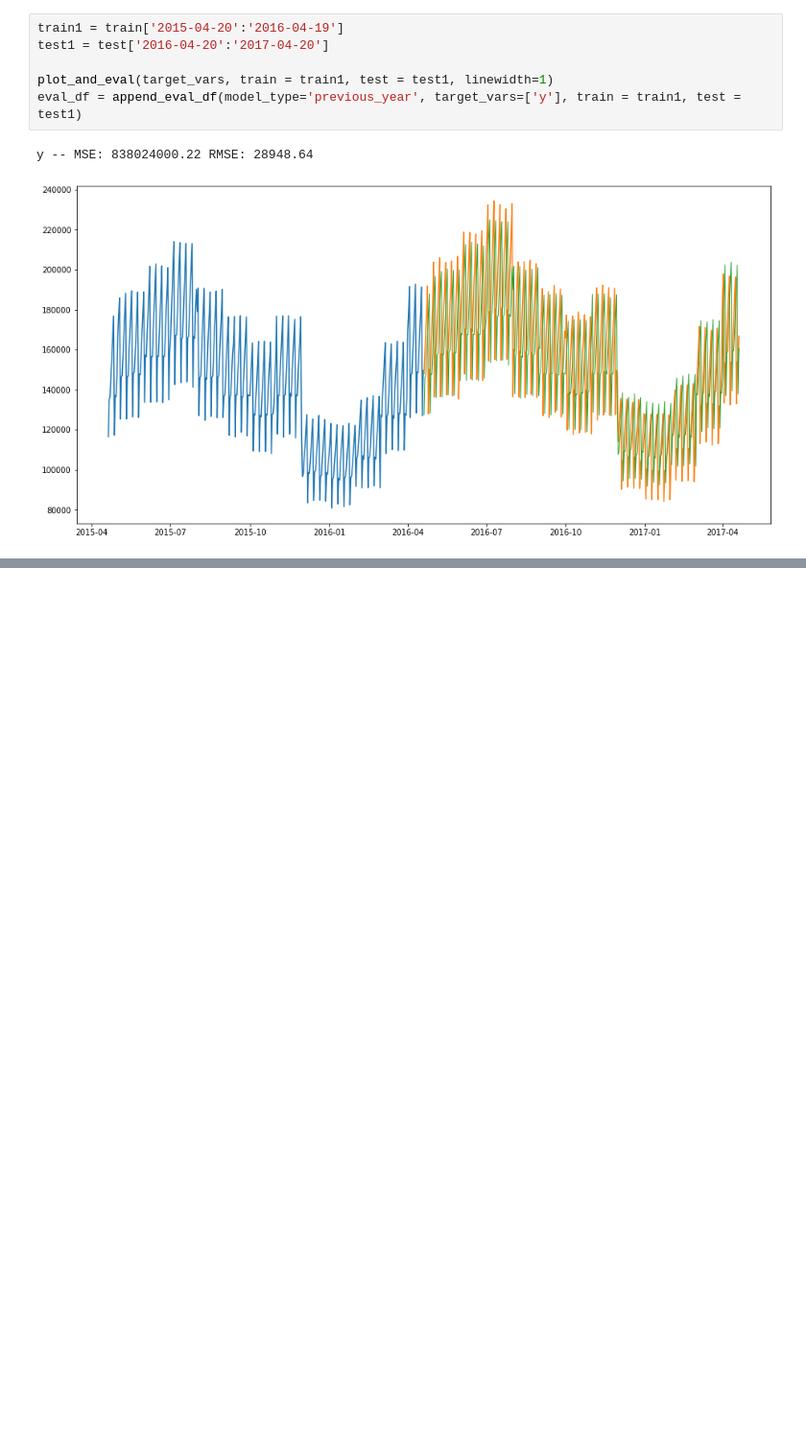
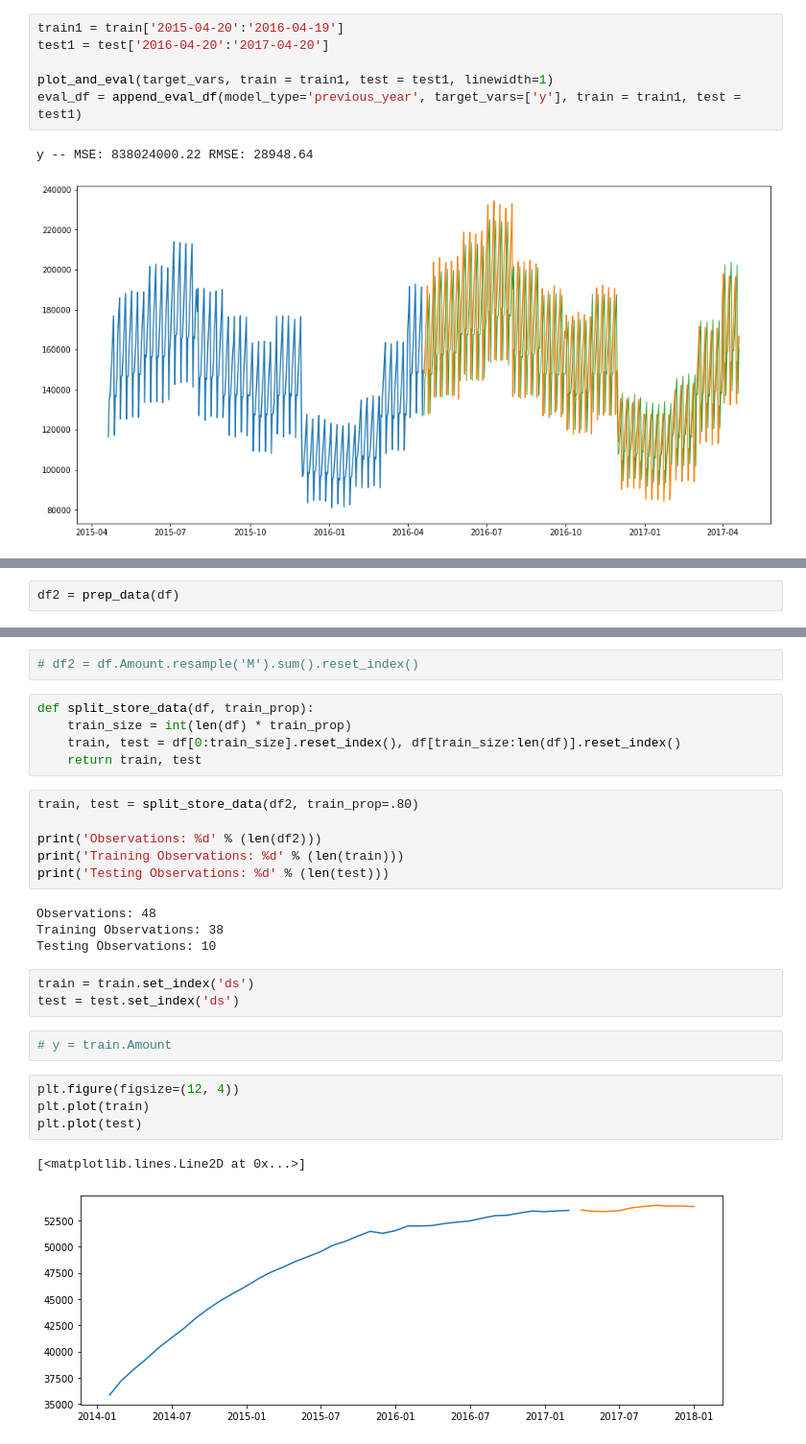
Before and after one commit to Jacqueline-A-Shay/ds-methodologies-exercises, a Jupyter notebook: time_series/Model.ipynb, the cells around one changed output, grey strips where cells are left out. Shown at 96% size. Drawn from its saved outputs; the diff is of its cells as text; blank space fills up the shorter version.

```diff
--- a/time_series/Model.ipynb
+++ b/time_series/Model.ipynb
@@ -309,0 +377,2 @@ Text(0, 0.5, 'RMSE')
+# %%
+df2 = prep_data(df)
@@ -309,0 +416,29 @@ Text(0, 0.5, 'RMSE')
+# %%
+# df2 = df.Amount.resample('M').sum().reset_index()
+# %%
+def split_store_data(df, train_prop):
+    train_size = int(len(df) * train_prop)
+    train, test = df[0:train_size].reset_index(), df[train_size:len(df)].reset_index()
+    return train, test
+# %%
+train, test = split_store_data(df2, train_prop=.80)
+
+print('Observations: %d' % (len(df2)))
+print('Training Observations: %d' % (len(train)))
+print('Testing Observations: %d' % (len(test)))
+# %% [output]
+Observations: 48
+Training Observations: 38
+Testing Observations: 10
+# %%
+train = train.set_index('ds')
+test = test.set_index('ds')
+# %%
+# y = train.Amount
+# %%
+plt.figure(figsize=(12, 4))
+plt.plot(train)
+plt.plot(test)
+# %% [output]
+[<matplotlib.lines.Line2D at 0x...>]
+[figure, added]
```
Also changed, not shown: parts of 42 cells of this notebook, 1 other file.
